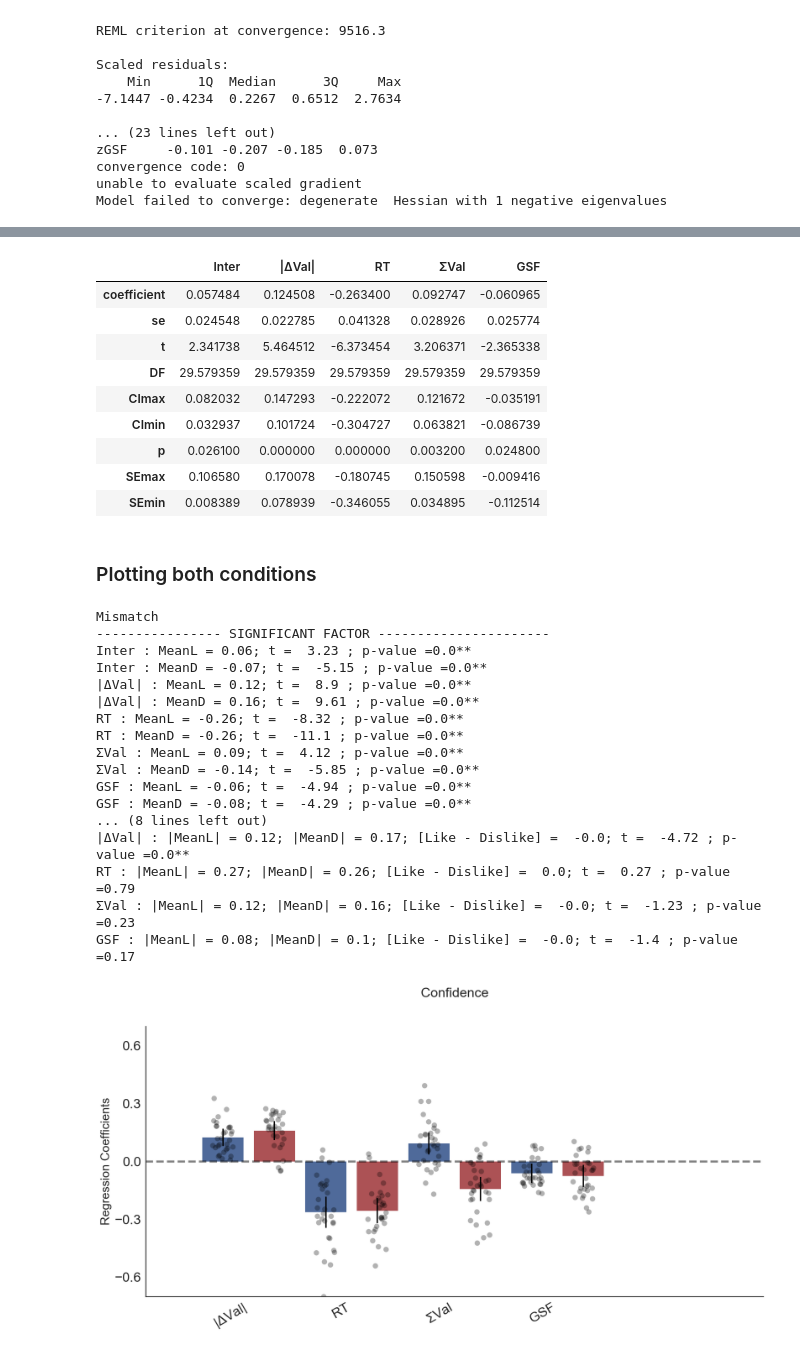
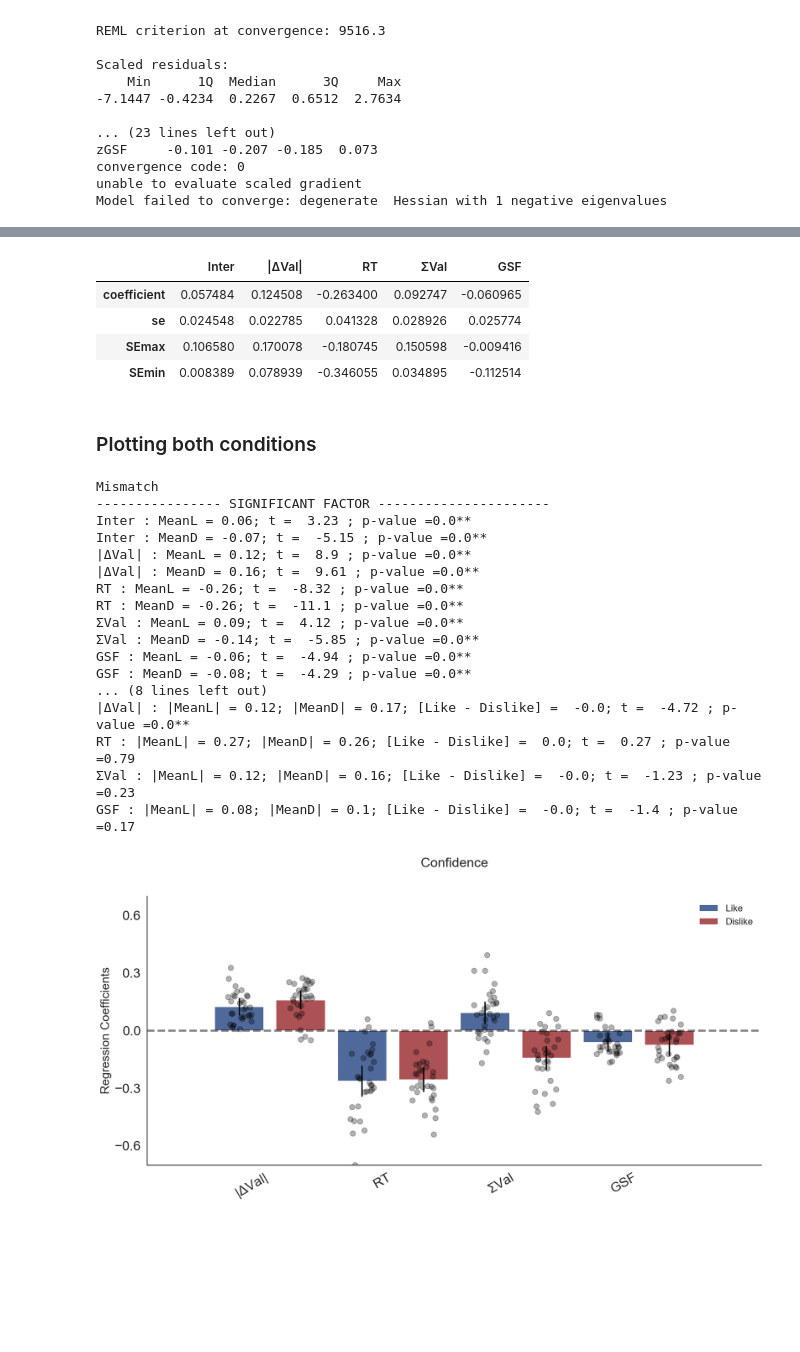
Before and after one commit to pradysepulveda/FF2018, a Jupyter notebook: RegressionModelsT_31.ipynb, the cells around one changed output, grey strips where cells are left out. Saved outputs shown, nothing was run; the diff lists cells and outputs as text; code cells hidden in the pictures; blank space fills up the shorter version.

Commit message:
new figures

```diff
--- a/RegressionModelsT_31.ipynb
+++ b/RegressionModelsT_31.ipynb
@@ -64,5 +58,5 @@ TypeError: consoleWarn() missing 1 required positional argument: 'x'
 # %%
-def Coefpresplot_bar2(regtable1, mixtable1,regtable2, mixtable2, intercept=False, barcol1='#000000',barcol2='#000000', title='Regression Coefficients', size='big', ylimits=(), ymultiple=0.5, ticklabsize=25, n_ET_predictors = 0 ):
+def Coefpresplot_bar2(regtable1, mixtable1,regtable2, mixtable2, intercept=False, barcol1='#000000',barcol2='#000000', title='Regression Coefficients', size='big', ylimits=(), ymultiple=0.5, ticklabsize=25, n_ET_predictors = 0, hatch2 ='',labels = ['',''] ):
 
     # Import itertools so that we can iterate through the colours
     import itertools
@@ -191,6 +185,15 @@ def Coefpresplot_bar2(regtable1, mixtable1,regtable2, mixtable2, intercept=False
     # Autoformats the ticklabels for the xaxis
     fig.autofmt_xdate()
 
+
+    patch1 = mpatches.Patch(facecolor=colourlist1[position-1],hatch=r'', label='Like')
+    patch2 = mpatches.Patch(facecolor=colourlist2[position-1],hatch=r'', label='Dislike')
+
+    leg = plt.legend(handles=[patch1,patch2],fontsize=14)
+    leg.get_frame().set_facecolor('none')
+    leg.get_frame().set_linewidth(0.0)
+
+
     sns.despine()
 # %%
 def regtable(fix, fix_se, names):
@@ -660,6 +674,6 @@ conf_table_exp1
 # %%
 #Generate table with paramters to later plot
-conf_table_exp1.columns = ['coefficient', 'se', 't', 'DF','CImax', 'CImin', 'p', 'p2' ]
+conf_table_exp1.columns = ['coefficient', 'se', 't' ]
 conf_table_exp1 = conf_table_exp1.iloc[:, 0:-1].copy(); conf_table_exp1.loc[:, 'SEmax'] = conf_table_exp1['coefficient'] + conf_table_exp1['se']*2
 conf_table_exp1.loc[:, 'SEmin'] = conf_table_exp1['coefficient'] - conf_table_exp1['se']*2
 conf_table_exp1 = conf_table_exp1.transpose()
@@ -767,12 +773,12 @@ conf_table_exp1 = coefs
 conf_table_exp1
 
 #Generate table with paramters to later plot
-conf_table_exp1.columns = ['coefficient', 'se', 't', 'DF','CImax', 'CImin', 'p', 'p2' ]
+conf_table_exp1.columns = ['coefficient', 'se', 't']
 conf_table_exp1 = conf_table_exp1.iloc[:, 0:-1].copy(); conf_table_exp1.loc[:, 'SEmax'] = conf_table_exp1['coefficient'] + conf_table_exp1['se']*2
 conf_table_exp1.loc[:, 'SEmin'] = conf_table_exp1['coefficient'] - conf_table_exp1['se']*2
 conf_table_exp1 = conf_table_exp1.transpose()
 conf_table_exp1.columns = [ "Inter",'|ΔVal|', 'RT', 'ΣVal','GSF']
-conf_table_exp1.loc['p'] = np.round(conf_table_exp1.loc['p'], 4)
+#conf_table_exp1.loc['p'] = np.round(conf_table_exp1.loc['p'], 4)
 conf_table_exp1 = conf_table_exp1[["Inter",'|ΔVal|','RT', 'ΣVal','GSF']]
 conf_table_Like = conf_table_exp1
 conf_table_Like
@@ -780,34 +786,33 @@ conf_table_Like
 |  | Inter | |ΔVal| | RT | ΣVal | GSF |
 | coefficient | 0.057484 | 0.124508 | -0.263400 | 0.092747 | -0.060965 |
 | se | 0.024548 | 0.022785 | 0.041328 | 0.028926 | 0.025774 |
-| t | 2.341738 | 5.464512 | -6.373454 | 3.206371 | -2.365338 |
-| DF | 29.579359 | 29.579359 | 29.579359 | 29.579359 | 29.579359 |
-| CImax | 0.082032 | 0.147293 | -0.222072 | 0.121672 | -0.035191 |
-| CImin | 0.032937 | 0.101724 | -0.304727 | 0.063821 | -0.086739 |
-| p | 0.026100 | 0.000000 | 0.000000 | 0.003200 | 0.024800 |
 | SEmax | 0.106580 | 0.170078 | -0.180745 | 0.150598 | -0.009416 |
 | SEmin | 0.008389 | 0.078939 | -0.346055 | 0.034895 | -0.112514 |
 # %% [markdown]
 ### Plotting both conditions
 # %%
 Coefpresplot_bar2(conf_table_Like, mix_Confidence_Like_model,conf_table_Dislike, mix_Confidence_Dislike_model, barcol1='#4F6A9A',barcol2='#AC5255', title='Confidence', size='big',ymultiple=0.3, ticklabsize=20)
+plt.xlim(0, 5)
+
 ttestprint (conf_table_Like,conf_table_Dislike, mix_Confidence_Like_model,mix_Confidence_Dislike_model )
+
+plt.savefig(str('SavedFigures/FF2018ConfidenceRegressionLikeDislike_31.png'), dpi = 200 )
 # %% [output]
 Mismatch
 ---------------- SIGNIFICANT FACTOR ----------------------
 Inter : MeanL = 0.06; t =  3.23 ; p-value =0.0**
 Inter : MeanD = -0.07; t =  -5.15 ; p-value =0.0**
 |ΔVal| : MeanL = 0.12; t =  8.9 ; p-value =0.0**
 |ΔVal| : MeanD = 0.16; t =  9.61 ; p-value =0.0**
 RT : MeanL = -0.26; t =  -8.32 ; p-value =0.0**
 RT : MeanD = -0.26; t =  -11.1 ; p-value =0.0**
 ΣVal : MeanL = 0.09; t =  4.12 ; p-value =0.0**
 ΣVal : MeanD = -0.14; t =  -5.85 ; p-value =0.0**
 GSF : MeanL = -0.06; t =  -4.94 ; p-value =0.0**
 GSF : MeanD = -0.08; t =  -4.29 ; p-value =0.0**
 ... (8 lines left out)
 |ΔVal| : |MeanL| = 0.12; |MeanD| = 0.17; [Like - Dislike] =  -0.0; t =  -4.72 ; p-value =0.0**
 RT : |MeanL| = 0.27; |MeanD| = 0.26; [Like - Dislike] =  0.0; t =  0.27 ; p-value =0.79
 ΣVal : |MeanL| = 0.12; |MeanD| = 0.16; [Like - Dislike] =  -0.0; t =  -1.23 ; p-value =0.23
 GSF : |MeanL| = 0.08; |MeanD| = 0.1; [Like - Dislike] =  -0.0; t =  -1.4 ; p-value =0.17
-[figure, old version]
+[figure, new version]
```
Also changed, not shown: parts of 10 cells of this notebook, 8 other files.
